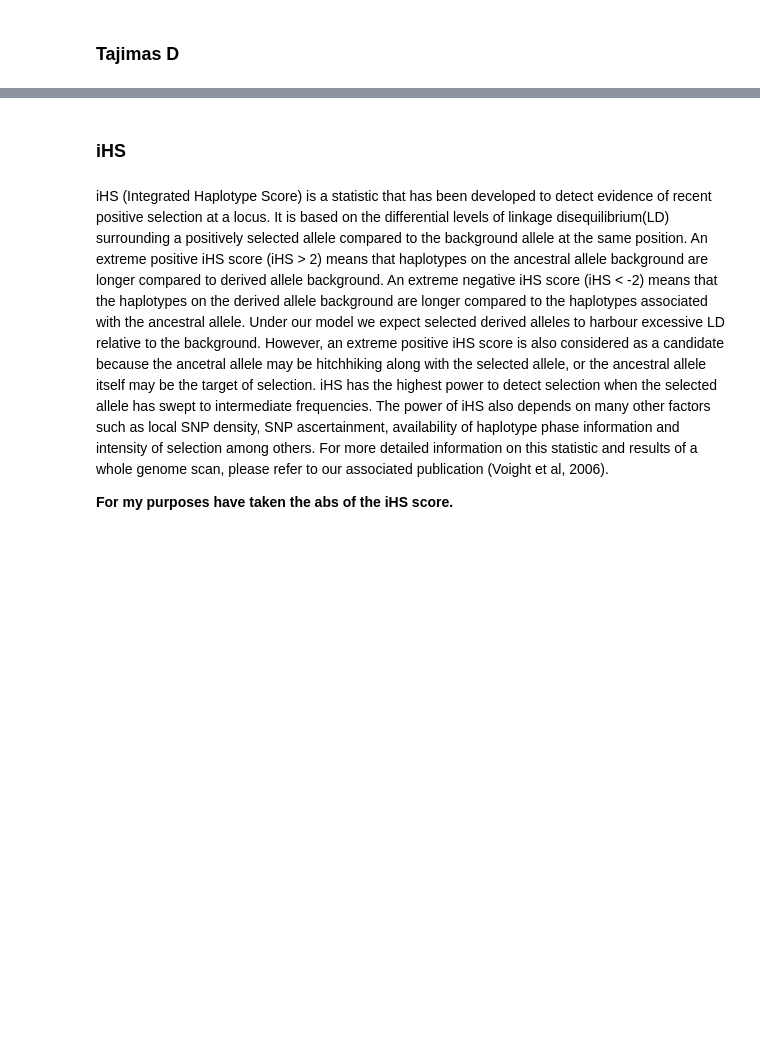
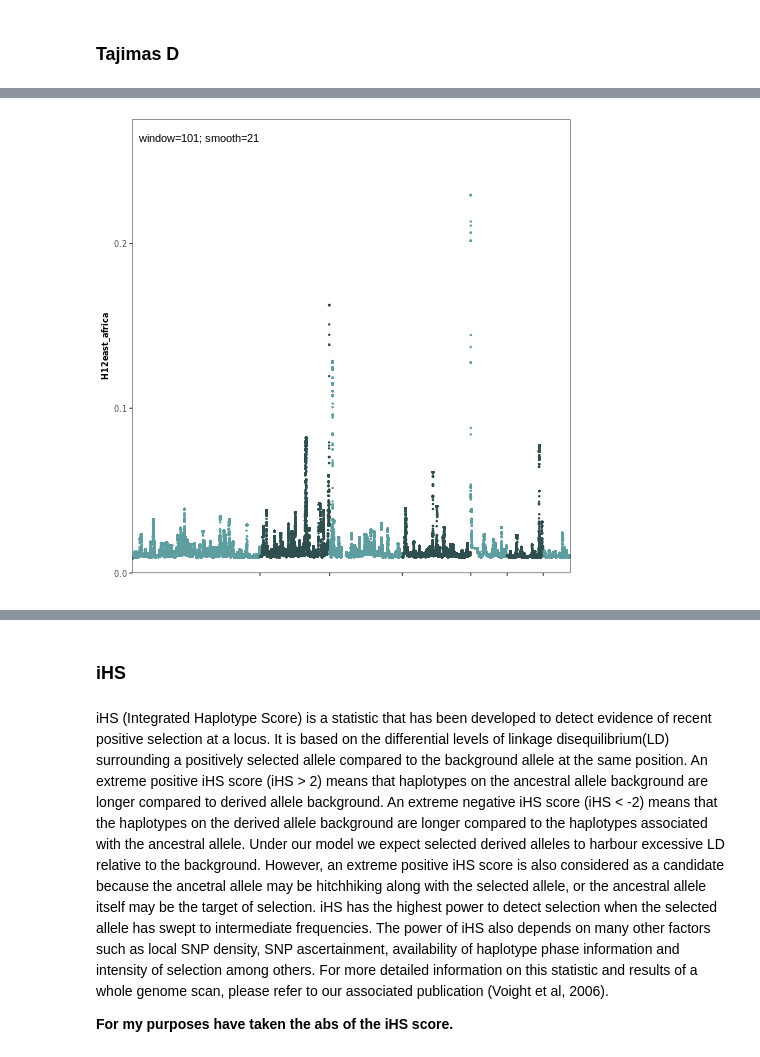
Before and after one commit to nealplatt/sch_man_nwinvasion, a Jupyter notebook: notebooks/selection.ipynb, the cells around one changed output, grey strips where cells are left out. Saved outputs shown, nothing was run; the diff lists cells and outputs as text; code cells hidden in the pictures; blank space fills up the shorter version.

```diff
--- a/notebooks/selection.ipynb
+++ b/notebooks/selection.ipynb
@@ -854,0 +1172,81 @@ os.mkdir("results/garuds_h")
+# %%
+%%R
+
+smoothed_k<-21
+
+h12_plots<-vector("list", 3)
+names(h12_plots)<-c("east_africa", "west_africa", "new_world")
+
+#smooth the hs for each chromosome and output a single smoothed file
+for (pop in c("east_africa", "west_africa", "new_world")) {
+
+    #make input and output file names
+    in_file  <- paste("results/garuds_h/",  pop, "_garuds-h.csv",  sep="")
+
+    out          <- paste("results/garuds_h/",  pop, "_garuds-h12",  sep="")
+    out_png      <- paste(out, ".png", sep="")
+    out_svg      <- paste(out, ".svg", sep="")
+    out_slim_png <- paste(out, "_slim.png", sep="")
+
+    smoothed_gh_table <- read.table(in_file, header=TRUE, sep=",")
+
+    #plot----------------------------------------------------------------------------
+    cumul_pos<-get_cumul_pos(smoothed_gh_table$chrom, smoothed_gh_table$pos)
+
+    p <- ggplot(smoothed_gh_table,
+                aes(x     = cumul_pos,
+                    y     = smoothed_h12,
+                    color = chrom))
+    #adjust colors
+    p <- p + scale_colour_manual(values = chr_colors)
+
+    #plot data
+    p <- p + geom_point(size = 0.5)
+
+    #modify x and y axis
+    p <- p + scale_x_continuous(name   = "",
+                                breaks = cumul_starts,
+                                expand = c(0,0))
+    p <- p + scale_y_continuous(name   = paste("H12", pop, sep=""),
+                                expand = c(0,0),
+                                limits = c(0, max(smoothed_gh_table$smoothed_h12) * 1.2),
+                                breaks = seq(0, 1, 0.1),
+                                labels = scales::number_format(accuracy = 0.1,
+                                                               decimal.mark = '.')
+                               )
+
+    # #change theme
+    p <- p + theme_bw()
+
+    #change fonts on axis elements and titles
+    p <- p + theme(axis.text   = element_text(size = 8),
+                   axis.title  = element_text(size = 8,
+                                              face = "bold"),
+                   axis.text.x = element_blank())
+
+    #removing gridlines
+    p <- p + theme(panel.grid.major = element_blank(),
+                   panel.grid.minor = element_blank())
+
+    #modify legend
+    p <- p + theme(legend.position = "none")
+
+    #add smoothin and window info
+    p <- p + annotate("text",
+                  x     = 5e6,
+                  y     = max(smoothed_gh_table$smoothed_h12)*1.15,
+                  label = paste("window=", k, "; smooth=", smoothed_k, sep=""),
+                  color = "black",
+                  hjust = 0)
+
+    #save the figure
+    h12_plots[[pop]]<-p
+
+    ggsave(out_png, plot = p, dpi = 600)
+    ggsave(out_svg, plot = p)
+    ggsave(out_slim_png, plot = p, dpi = 600, height = 2, width = 7)
+
+    #print to NB
+    print(p)
+}
+# %% [output]
@@ -854,0 +1264 @@ os.mkdir("results/garuds_h")
+[figure, added]
```
Also changed, not shown: parts of 52 cells of this notebook.
